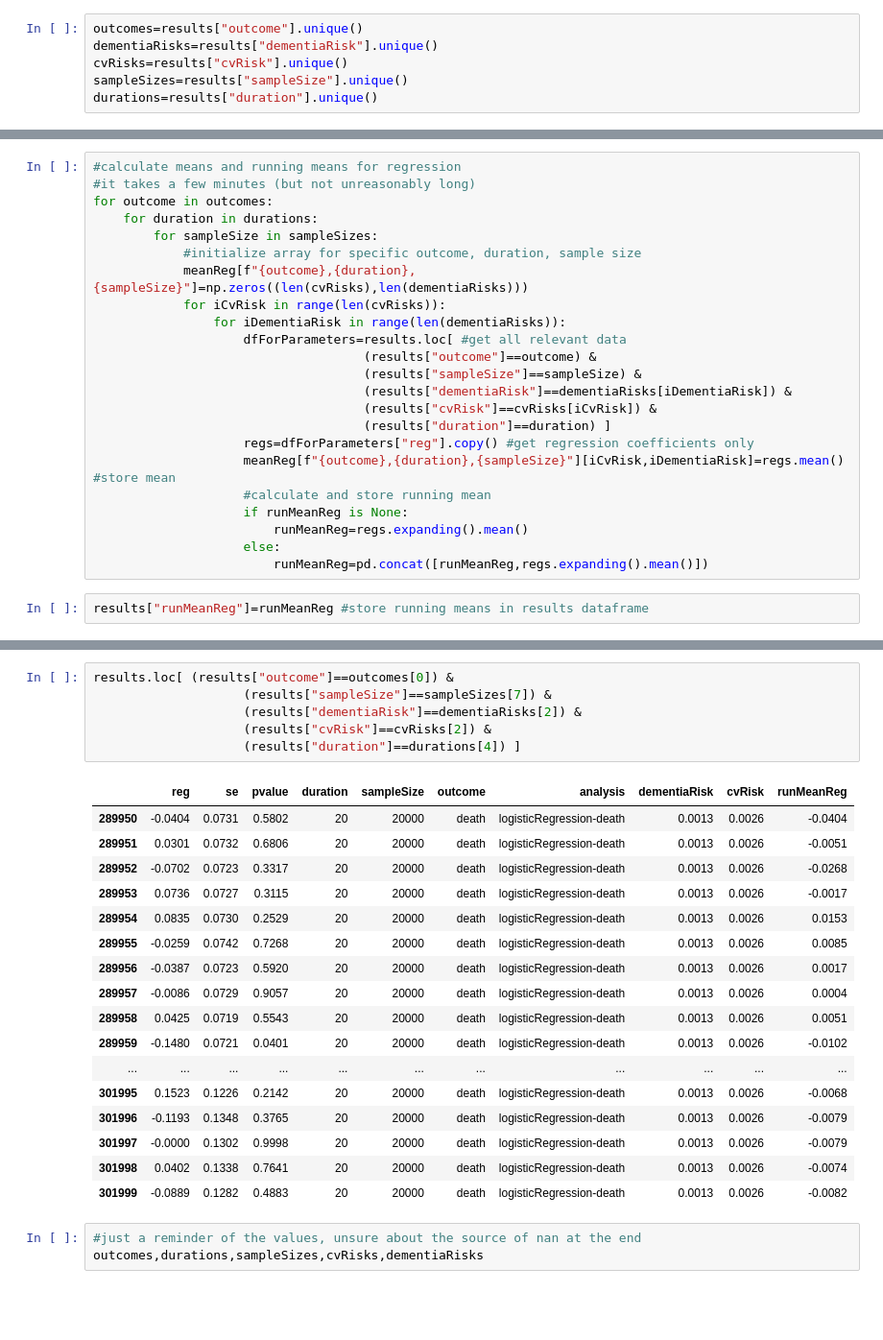
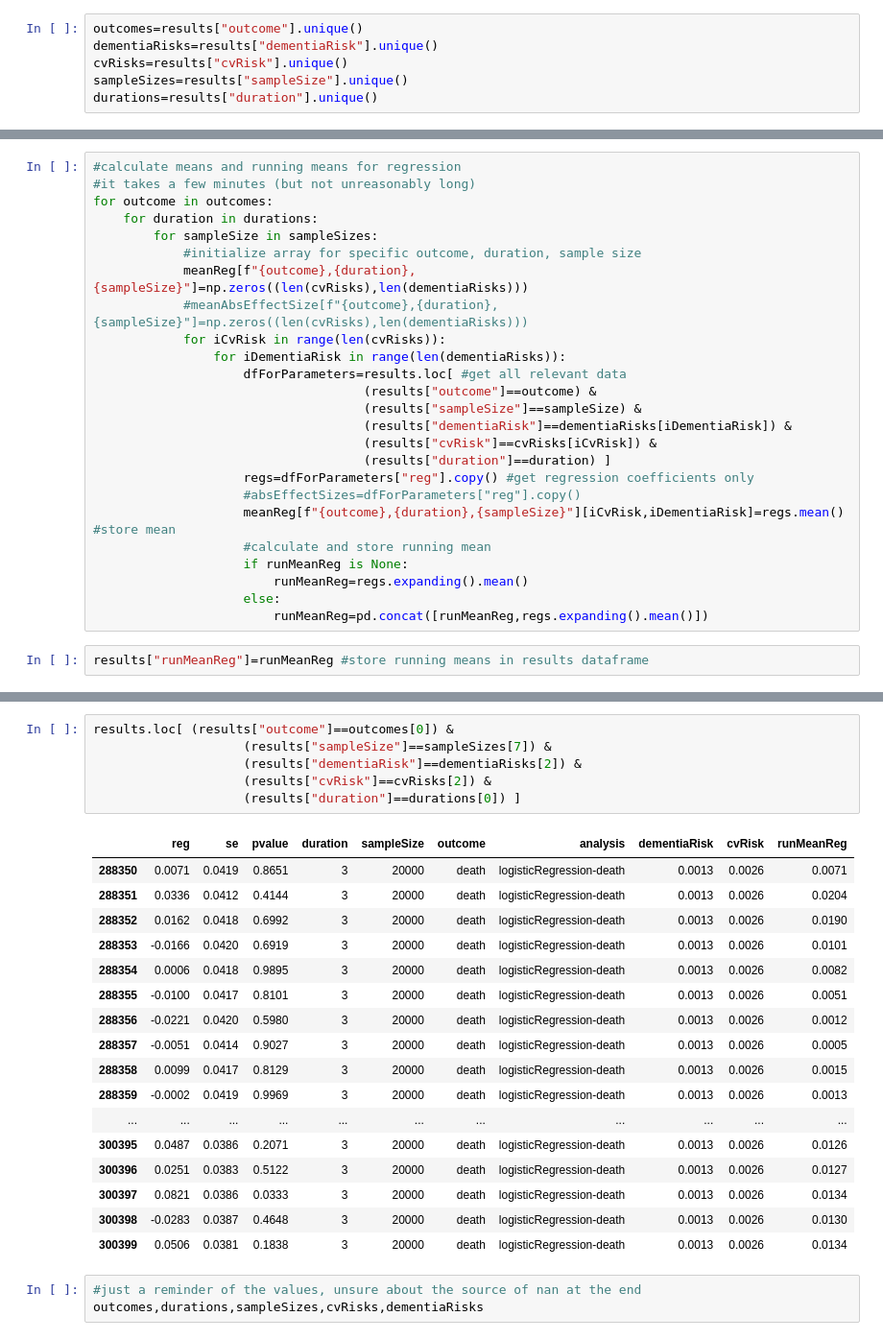
Before and after one commit to deligkaris/microsimNotebooks, a Jupyter notebook: preliminaryTrials100CvAllDementiaAll.ipynb, the cells around one changed output, grey strips where cells are left out. Shown at 96% size. Cells and saved outputs as stored; diff of their text form; blank space fills up the shorter version.

```diff
--- a/preliminaryTrials100CvAllDementiaAll.ipynb
+++ b/preliminaryTrials100CvAllDementiaAll.ipynb
@@ -131,6 +134,7 @@ for outcome in outcomes:
         for sampleSize in sampleSizes:
             #initialize array for specific outcome, duration, sample size
             meanReg[f"{outcome},{duration},{sampleSize}"]=np.zeros((len(cvRisks),len(dementiaRisks)))
+            #meanAbsEffectSize[f"{outcome},{duration},{sampleSize}"]=np.zeros((len(cvRisks),len(dementiaRisks)))
             for iCvRisk in range(len(cvRisks)):
                 for iDementiaRisk in range(len(dementiaRisks)):
                     dfForParameters=results.loc[ #get all relevant data
@@ -140,6 +144,7 @@ for outcome in outcomes:
                                     (results["cvRisk"]==cvRisks[iCvRisk]) &
                                     (results["duration"]==duration) ]
                     regs=dfForParameters["reg"].copy() #get regression coefficients only
+                    #absEffectSizes=dfForParameters["reg"].copy()
                     meanReg[f"{outcome},{duration},{sampleSize}"][iCvRisk,iDementiaRisk]=regs.mean() #store mean
                     #calculate and store running mean
                     if runMeanReg is None:
@@ -157,30 +162,30 @@ results.head()
 | 6 | -27.8959 | 1,130,139.7761 | 1.0000 | 3 | 100 | death | logisticRegression-death | 0.0000 | 0.0000 | -18.8352 |
 | 7 | 16.9112 | 4,654.0557 | 0.9971 | 3 | 100 | death | logisticRegression-death | 0.0000 | 0.0000 | -9.8986 |
 | 9 | 0.4265 | 0.9357 | 0.6485 | 3 | 100 | death | logisticRegression-death | 0.0000 | 0.0000 | -7.8336 |
-# %%
-results.loc[ (results["outcome"]==outcomes[0]) &
-                    (results["sampleSize"]==sampleSizes[7]) &
-                    (results["dementiaRisk"]==dementiaRisks[2]) &
-                    (results["cvRisk"]==cvRisks[2]) &
-                    (results["duration"]==durations[4]) ]
-# %% [output]
-|  | reg | se | pvalue | duration | sampleSize | outcome | analysis | dementiaRisk | cvRisk | runMeanReg |
-| 289950 | -0.0404 | 0.0731 | 0.5802 | 20 | 20000 | death | logisticRegression-death | 0.0013 | 0.0026 | -0.0404 |
-| 289951 | 0.0301 | 0.0732 | 0.6806 | 20 | 20000 | death | logisticRegression-death | 0.0013 | 0.0026 | -0.0051 |
-| 289952 | -0.0702 | 0.0723 | 0.3317 | 20 | 20000 | death | logisticRegression-death | 0.0013 | 0.0026 | -0.0268 |
-| 289953 | 0.0736 | 0.0727 | 0.3115 | 20 | 20000 | death | logisticRegression-death | 0.0013 | 0.0026 | -0.0017 |
-| 289954 | 0.0835 | 0.0730 | 0.2529 | 20 | 20000 | death | logisticRegression-death | 0.0013 | 0.0026 | 0.0153 |
-| 289955 | -0.0259 | 0.0742 | 0.7268 | 20 | 20000 | death | logisticRegression-death | 0.0013 | 0.0026 | 0.0085 |
-| 289956 | -0.0387 | 0.0723 | 0.5920 | 20 | 20000 | death | logisticRegression-death | 0.0013 | 0.0026 | 0.0017 |
-| 289957 | -0.0086 | 0.0729 | 0.9057 | 20 | 20000 | death | logisticRegression-death | 0.0013 | 0.0026 | 0.0004 |
-| 289958 | 0.0425 | 0.0719 | 0.5543 | 20 | 20000 | death | logisticRegression-death | 0.0013 | 0.0026 | 0.0051 |
-| 289959 | -0.1480 | 0.0721 | 0.0401 | 20 | 20000 | death | logisticRegression-death | 0.0013 | 0.0026 | -0.0102 |
-| ... | ... | ... | ... | ... | ... | ... | ... | ... | ... | ... |
-| 301995 | 0.1523 | 0.1226 | 0.2142 | 20 | 20000 | death | logisticRegression-death | 0.0013 | 0.0026 | -0.0068 |
-| 301996 | -0.1193 | 0.1348 | 0.3765 | 20 | 20000 | death | logisticRegression-death | 0.0013 | 0.0026 | -0.0079 |
-| 301997 | -0.0000 | 0.1302 | 0.9998 | 20 | 20000 | death | logisticRegression-death | 0.0013 | 0.0026 | -0.0079 |
-| 301998 | 0.0402 | 0.1338 | 0.7641 | 20 | 20000 | death | logisticRegression-death | 0.0013 | 0.0026 | -0.0074 |
-| 301999 | -0.0889 | 0.1282 | 0.4883 | 20 | 20000 | death | logisticRegression-death | 0.0013 | 0.0026 | -0.0082 |
+# %%
+results.loc[ (results["outcome"]==outcomes[0]) &
+                    (results["sampleSize"]==sampleSizes[7]) &
+                    (results["dementiaRisk"]==dementiaRisks[2]) &
+                    (results["cvRisk"]==cvRisks[2]) &
+                    (results["duration"]==durations[0]) ]
+# %% [output]
+|  | reg | se | pvalue | duration | sampleSize | outcome | analysis | dementiaRisk | cvRisk | runMeanReg |
+| 288350 | 0.0071 | 0.0419 | 0.8651 | 3 | 20000 | death | logisticRegression-death | 0.0013 | 0.0026 | 0.0071 |
+| 288351 | 0.0336 | 0.0412 | 0.4144 | 3 | 20000 | death | logisticRegression-death | 0.0013 | 0.0026 | 0.0204 |
+| 288352 | 0.0162 | 0.0418 | 0.6992 | 3 | 20000 | death | logisticRegression-death | 0.0013 | 0.0026 | 0.0190 |
+| 288353 | -0.0166 | 0.0420 | 0.6919 | 3 | 20000 | death | logisticRegression-death | 0.0013 | 0.0026 | 0.0101 |
+| 288354 | 0.0006 | 0.0418 | 0.9895 | 3 | 20000 | death | logisticRegression-death | 0.0013 | 0.0026 | 0.0082 |
+| 288355 | -0.0100 | 0.0417 | 0.8101 | 3 | 20000 | death | logisticRegression-death | 0.0013 | 0.0026 | 0.0051 |
+| 288356 | -0.0221 | 0.0420 | 0.5980 | 3 | 20000 | death | logisticRegression-death | 0.0013 | 0.0026 | 0.0012 |
+| 288357 | -0.0051 | 0.0414 | 0.9027 | 3 | 20000 | death | logisticRegression-death | 0.0013 | 0.0026 | 0.0005 |
+| 288358 | 0.0099 | 0.0417 | 0.8129 | 3 | 20000 | death | logisticRegression-death | 0.0013 | 0.0026 | 0.0015 |
+| 288359 | -0.0002 | 0.0419 | 0.9969 | 3 | 20000 | death | logisticRegression-death | 0.0013 | 0.0026 | 0.0013 |
+| ... | ... | ... | ... | ... | ... | ... | ... | ... | ... | ... |
+| 300395 | 0.0487 | 0.0386 | 0.2071 | 3 | 20000 | death | logisticRegression-death | 0.0013 | 0.0026 | 0.0126 |
+| 300396 | 0.0251 | 0.0383 | 0.5122 | 3 | 20000 | death | logisticRegression-death | 0.0013 | 0.0026 | 0.0127 |
+| 300397 | 0.0821 | 0.0386 | 0.0333 | 3 | 20000 | death | logisticRegression-death | 0.0013 | 0.0026 | 0.0134 |
+| 300398 | -0.0283 | 0.0387 | 0.4648 | 3 | 20000 | death | logisticRegression-death | 0.0013 | 0.0026 | 0.0130 |
+| 300399 | 0.0506 | 0.0381 | 0.1838 | 3 | 20000 | death | logisticRegression-death | 0.0013 | 0.0026 | 0.0134 |
 # %%
 #just a reminder of the values, unsure about the source of nan at the end
 outcomes,durations,sampleSizes,cvRisks,dementiaRisks
```
Also changed, not shown: parts of 4 cells of this notebook, 3 other files.
